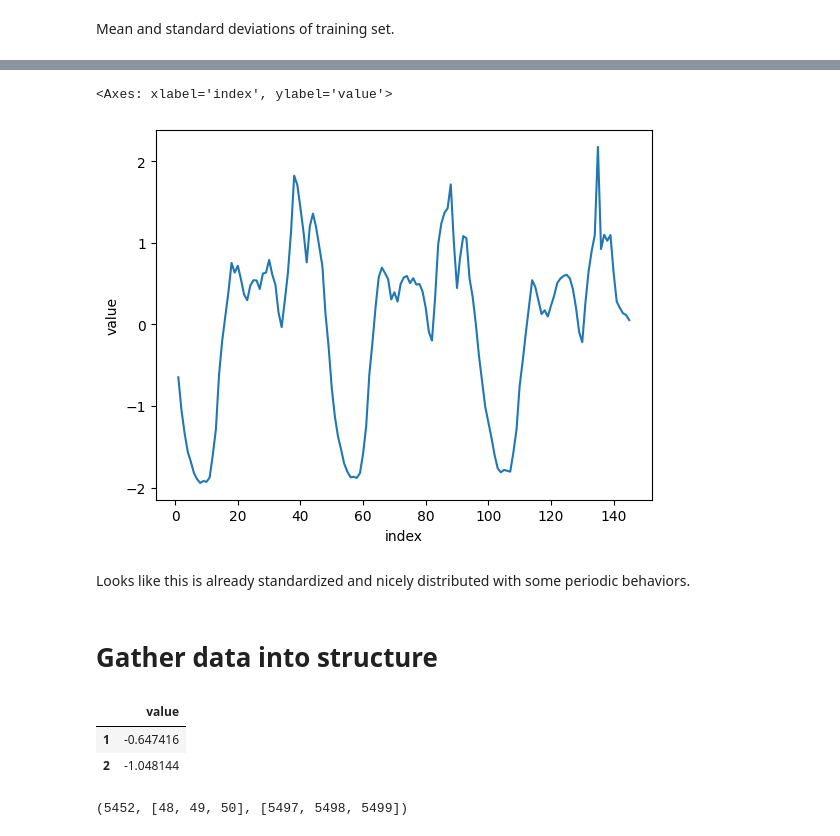
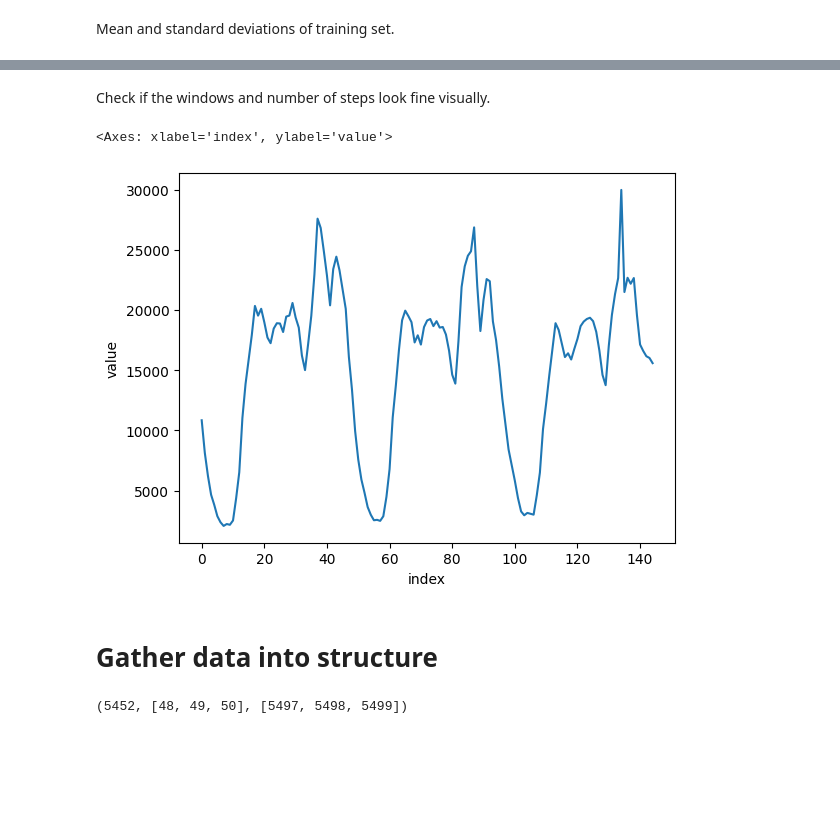
Before and after one commit to thatgeeman/ts_vae-lstm, a Jupyter notebook: nbs/01_vae.ipynb, the cells around one changed output, grey strips where cells are left out. Drawn from its saved outputs; the diff is of its cells as text; code cells hidden in the pictures; blank space fills up the shorter version.

```diff
--- a/nbs/01_vae.ipynb
+++ b/nbs/01_vae.ipynb
@@ -86,7 +93,7 @@ elif DATAPATH.name.endswith(".csv"):
     data = pd.read_csv(DATAPATH)
     print(data.columns)
 elif DATAPATH.name.endswith(".parquet"):
-    data = pd.read_csv(DATAPATH)
+    data = pd.read_parquet(DATAPATH)
     print(data.columns)
 else:
     raise NotImplementedError(
@@ -137,0 +150,7 @@ df.head(2)
+# %%
+# | export
+
+
+def as_df(data):
+    """Returns data as dataframe with the column named `value`."""
+    return pd.DataFrame(data=data, columns=["value"])
@@ -138,25 +173,18 @@ df.head(2)
+# %% [markdown]
+Check if the windows and number of steps look fine visually.
 # %%
 start_step = 0
 p = 48  # for one full day
 n_windows = 3
 sns.lineplot(
-    data=df.reset_index().iloc[start_step : 1 + start_step + (p * n_windows)],
+    data=as_df(data_train[start_step : 1 + start_step + (p * n_windows)]).reset_index(),
     x="index",  # possible since we reset_index to add "index" column
     y="value",
 )
 # %% [output]
 <Axes: xlabel='index', ylabel='value'>
-[figure, old version]
+[figure, new version]
-# %% [markdown]
-Looks like this is already standardized and nicely distributed with some periodic behaviors.
 # %% [markdown]
 # Gather data into structure
-# %%
-a = df.head(10)
-a.iloc[:2]
-# %% [output]
-|  | value |
-| 1 | -0.647416 |
-| 2 | -1.048144 |
 # %%
 # | export
```
Also changed, not shown: parts of 51 cells of this notebook, 9 other files.
